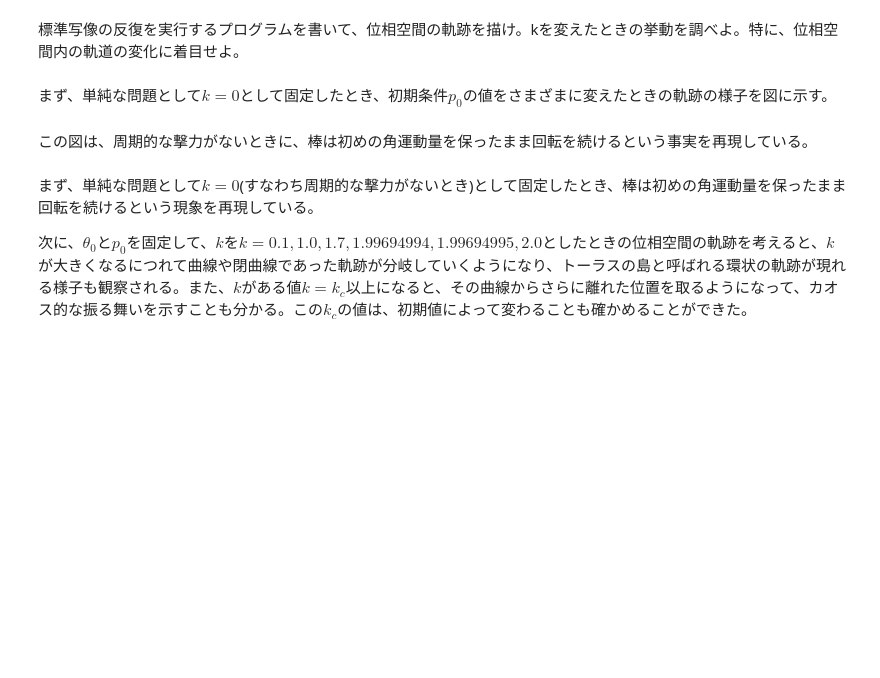
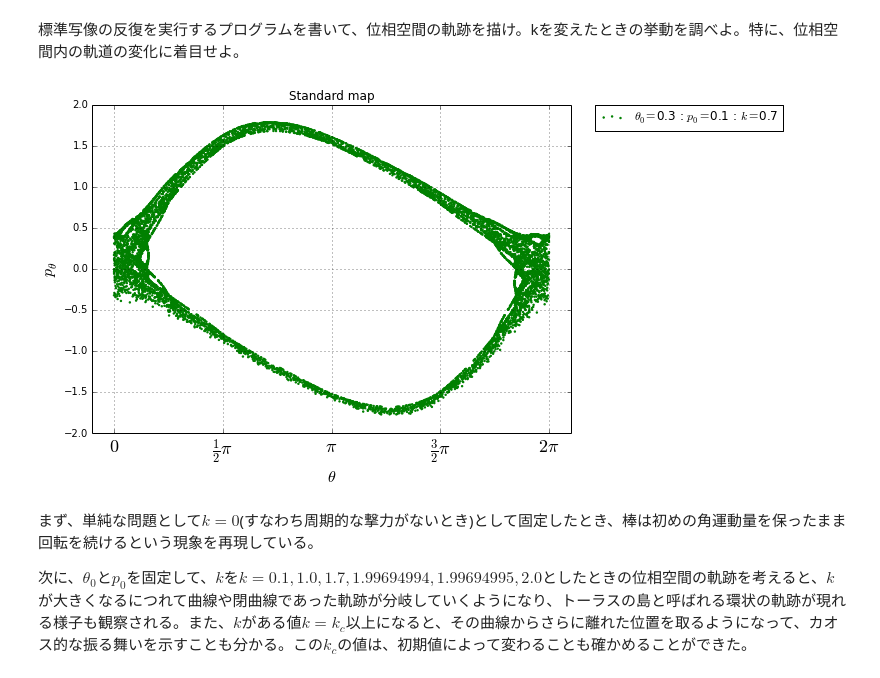
Before and after one commit to ssh0/6-16_standard_map, a Jupyter notebook: 6-16_standard_map.ipynb, the cells around one changed output. Saved outputs shown, nothing was run; the diff lists cells and outputs as text; code cells hidden in the pictures; blank space fills up the shorter version.

```diff
--- a/6-16_standard_map.ipynb
+++ b/6-16_standard_map.ipynb
@@ -74,8 +74,6 @@
 ### 問題 a：
 # %% [markdown]
 標準写像の反復を実行するプログラムを書いて、位相空間の軌跡を描け。kを変えたときの挙動を調べよ。特に、位相空間内の軌道の変化に着目せよ。
-# %% [markdown]
-まず、単純な問題として$k=0$として固定したとき、初期条件$p_{0}$の値をさまざまに変えたときの軌跡の様子を図に示す。
 # %%
 %matplotlib inline
 from IPython.html import widgets
@@ -167,12 +171,15 @@ def plot_static(q, p, color):
 # %%
-w = interactive(assignment, theta=(0., 2*np.pi, 0.1), p=1., k=(0., 2., 0.1))
+def set_param(theta=0.3, p=1., k=1.7):
+    pass
+w = interactive(set_param, theta=(0., 2*np.pi, 0.1), p=1., k=(0., 2., 0.1))
 display(w)
+app = main(w)
 
 button = widgets.Button(description="Run")
 display(button)
-button.on_click(static)
+button.on_click(app.static)
+# %% [output]
+[figure, added]
-# %% [markdown]
-この図は、周期的な撃力がないときに、棒は初めの角運動量を保ったまま回転を続けるという事実を再現している。
 # %% [markdown]
 まず、単純な問題として$k=0$(すなわち周期的な撃力がないとき)として固定したとき、棒は初めの角運動量を保ったまま回転を続けるという現象を再現している。
 
```
Also changed, not shown: parts of 2 cells of this notebook.
